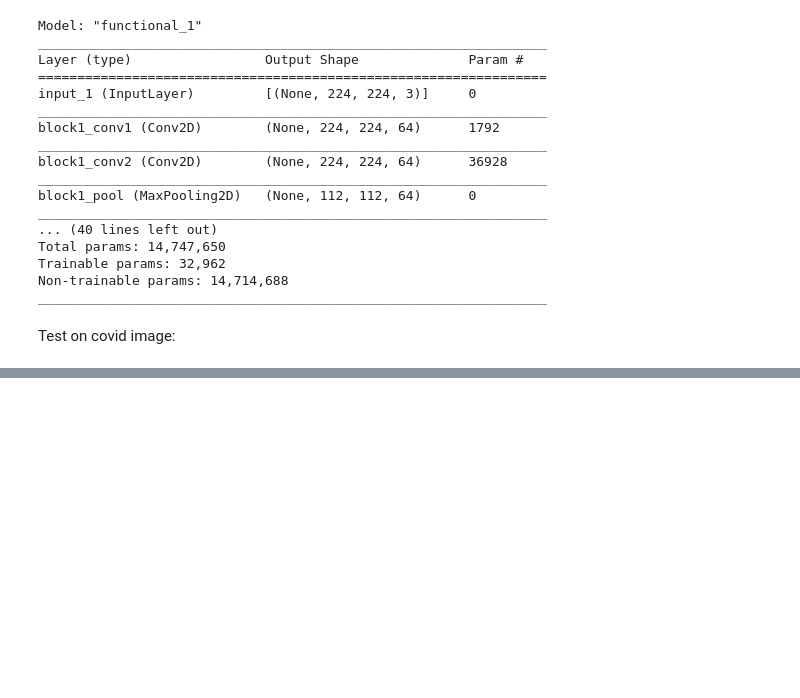
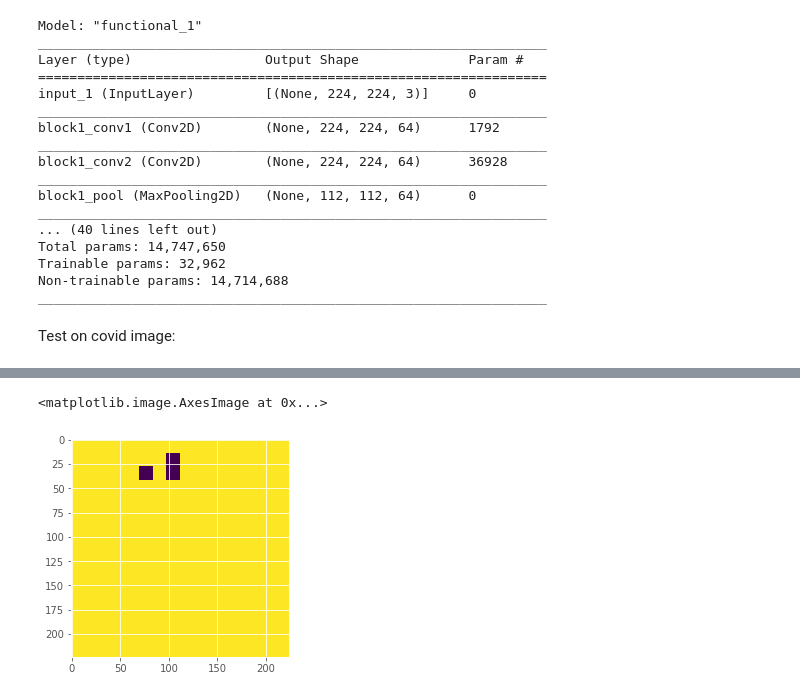
Before and after one commit to women-in-ai-ireland/October-2020-WaiLEARN-Detecting-COVID-19, a Jupyter notebook: Notebooks/covid-19-prediction-Meghana.ipynb, the cells around one changed output, grey strips where cells are left out. Cells and saved outputs as stored; diff of their text form; code cells hidden in the pictures; blank space fills up the shorter version.

```diff
--- a/Notebooks/covid-19-prediction-Meghana.ipynb
+++ b/Notebooks/covid-19-prediction-Meghana.ipynb
@@ -244,0 +314,21 @@ This notebook is based on this tutorial - [link](https://www.pyimagesearch.com/2
+# %%
+from keras.preprocessing.image import img_to_array
+from keras.applications.vgg16 import preprocess_input
+# convert the image pixels to a numpy array
+# reshape data for the model
+image = x.reshape((1, x.shape[0], x.shape[1], x.shape[2]))
+# prepare the image for the VGG model
+image = preprocess_input(image)
+yhat = feature_maps
+temp = image[0]
+#print(temp.shape)
+heatmap = np.zeros((224,224))
+correct_class = np.argmax(yhat)
+for n,(x,y,image) in enumerate(iter_occlusion(temp,14)):
+    heatmap[x:x+14,y:y+14] = model.predict(image.reshape((1, image.shape[0], image.shape[1], image.shape[2])))[0][correct_class]
+    #print(x,y,n,' - ',image.shape)
+heatmap1 = heatmap/heatmap.max()
+plt.imshow(heatmap)
+# %% [output]
+<matplotlib.image.AxesImage at 0x...>
+[figure, added]
```
Also changed, not shown: parts of 10 cells of this notebook.
